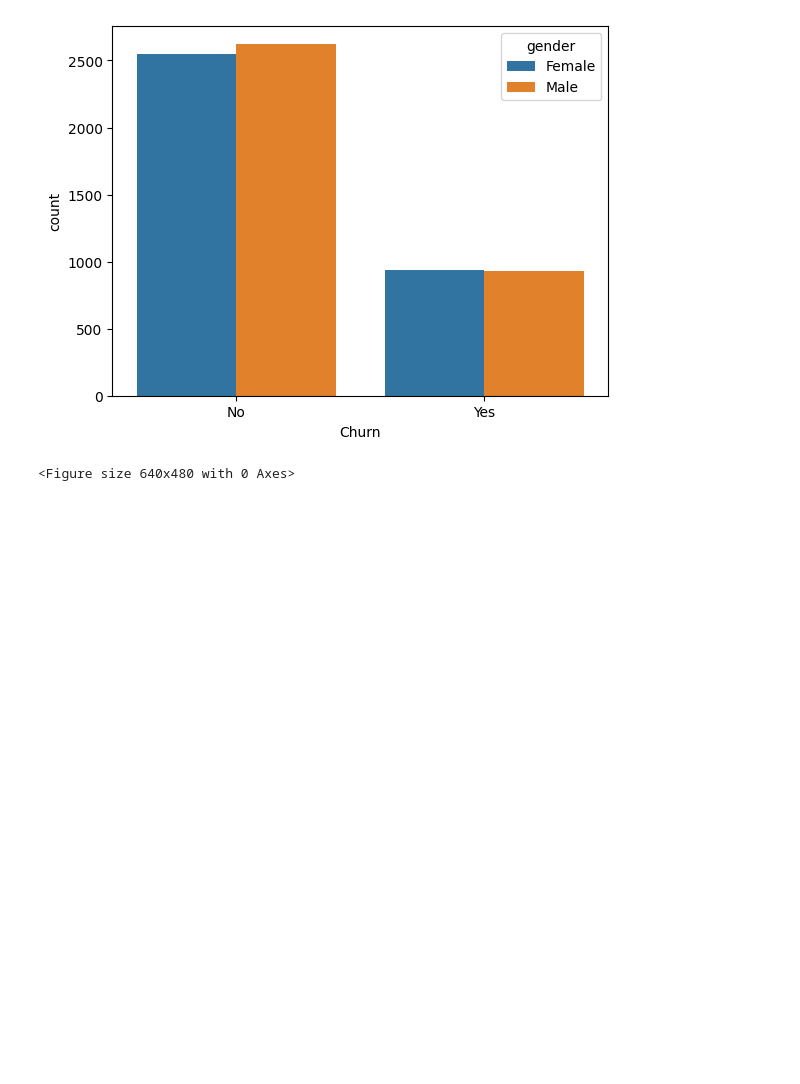
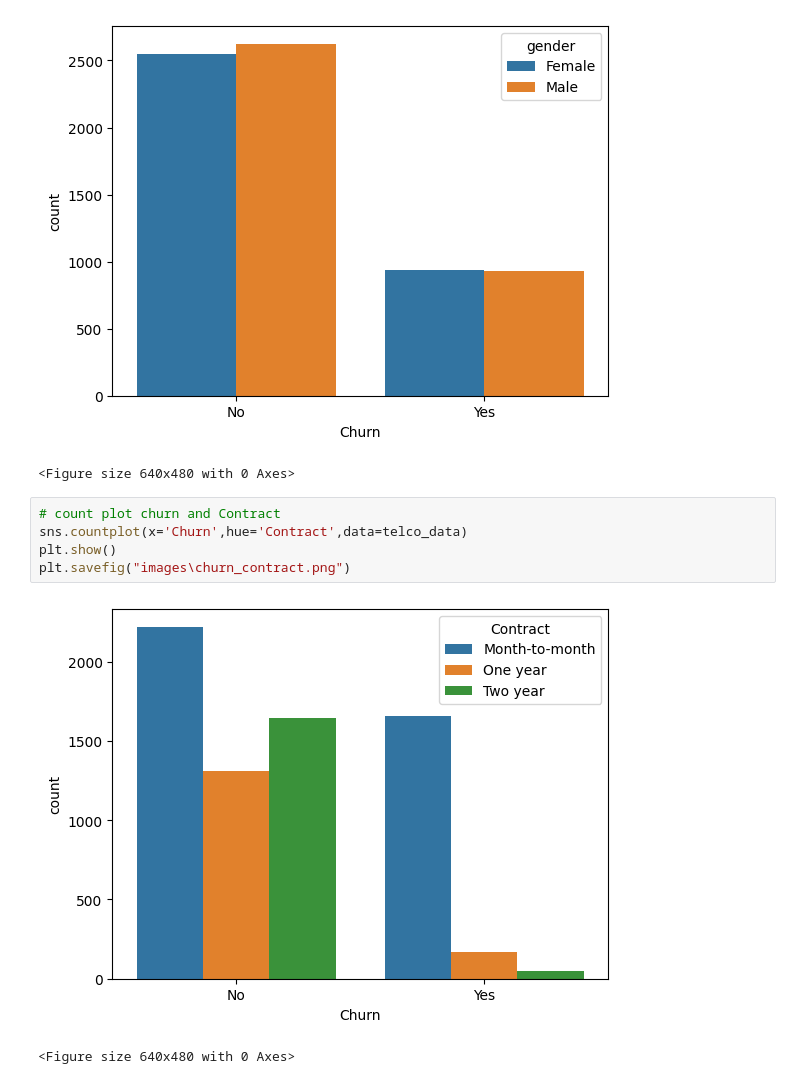
Before and after one commit to Moyosadejacob/Telco_customer_churn, a Jupyter notebook: experimentation.ipynb, the cells around one changed output. Cells and saved outputs as stored; diff of their text form; blank space fills up the shorter version.

```diff
--- a/experimentation.ipynb
+++ b/experimentation.ipynb
@@ -487,3 +489,11 @@ plt.savefig("images\churn_genderlot.png")
 # %% [output]
 [figure]
 <Figure size 640x480 with 0 Axes>
+# %%
+# count plot churn and Contract
+sns.countplot(x='Churn',hue='Contract',data=telco_data)
+plt.show()
+plt.savefig("images\churn_contract.png")
+# %% [output]
+[figure, added]
+<Figure size 640x480 with 0 Axes>
```
Also changed, not shown: parts of 8 cells of this notebook, 2 other files.
